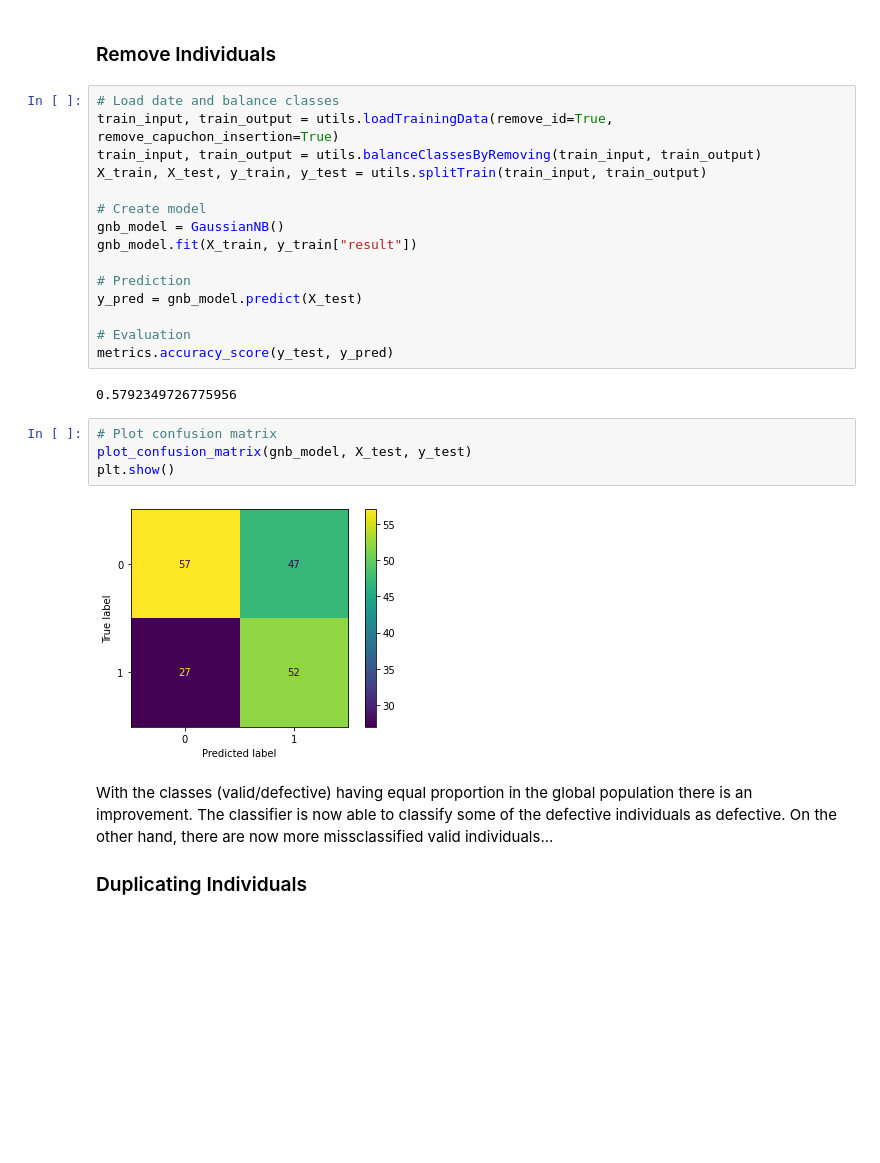
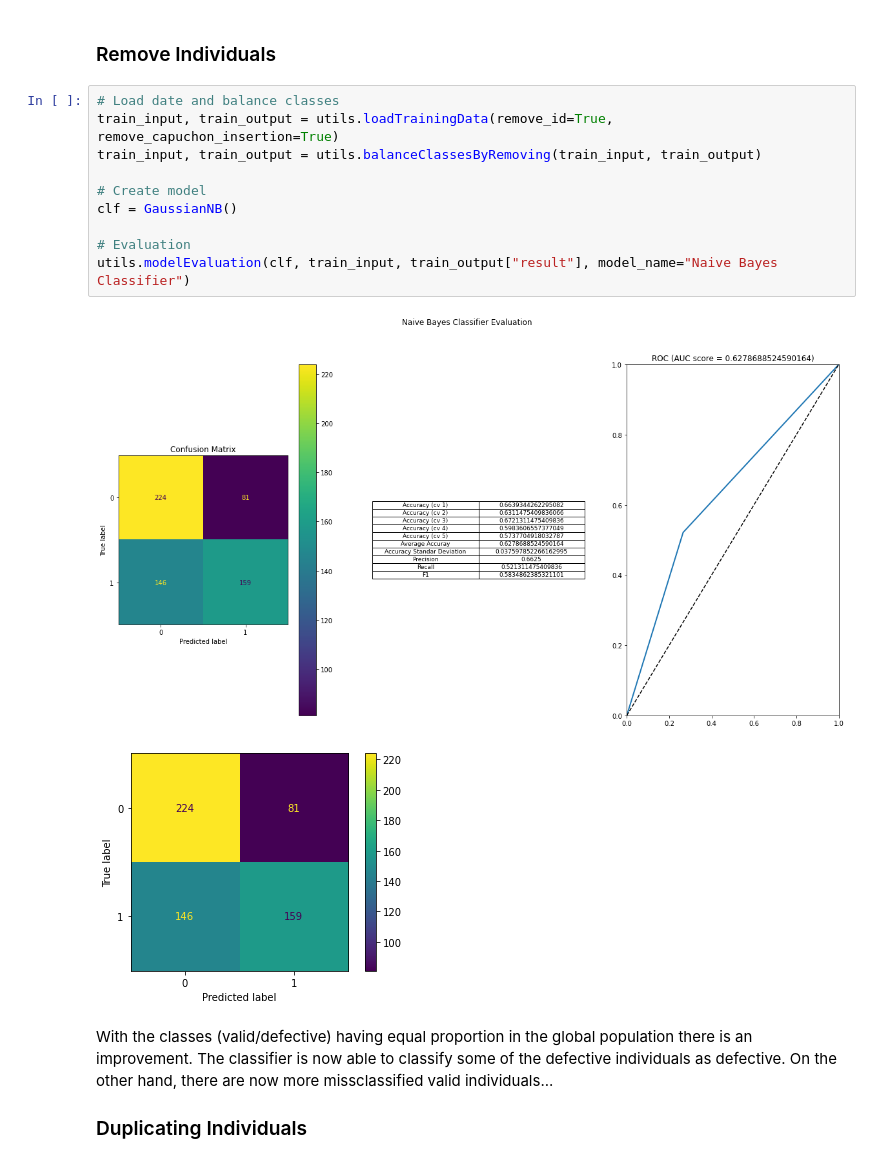
Before and after one commit to FABallemand/DefectPredictionOnProductionLines, a Jupyter notebook: naive_bayes_classifier.ipynb, the cells around one changed output. Drawn from its saved outputs; the diff is of its cells as text; blank space fills up the shorter version.

```diff
--- a/naive_bayes_classifier.ipynb
+++ b/naive_bayes_classifier.ipynb
@@ -51,26 +46,16 @@ In the confusion matrix we can clearly see that valid individuals are properly c
 # %%
 # Load date and balance classes
 train_input, train_output = utils.loadTrainingData(remove_id=True, remove_capuchon_insertion=True)
 train_input, train_output = utils.balanceClassesByRemoving(train_input, train_output)
-X_train, X_test, y_train, y_test = utils.splitTrain(train_input, train_output)
 
 # Create model
-gnb_model = GaussianNB()
-gnb_model.fit(X_train, y_train["result"])
-
-# Prediction
-y_pred = gnb_model.predict(X_test)
+clf = GaussianNB()
 
 # Evaluation
-metrics.accuracy_score(y_test, y_pred)
+utils.modelEvaluation(clf, train_input, train_output["result"], model_name="Naive Bayes Classifier")
 # %% [output]
-0.5792349726775956
+[figure, added]
+[figure, added]
-# %%
-# Plot confusion matrix
-plot_confusion_matrix(gnb_model, X_test, y_test)
-plt.show()
-# %% [output]
-[figure, removed]
 # %% [markdown]
 With the classes (valid/defective) having equal proportion in the global population there is an improvement. The classifier is now able to classify some of the defective individuals as defective. On the other hand, there are now more missclassified valid individuals...
 
```
Also changed, not shown: parts of 4 cells of this notebook, 1 other file.
